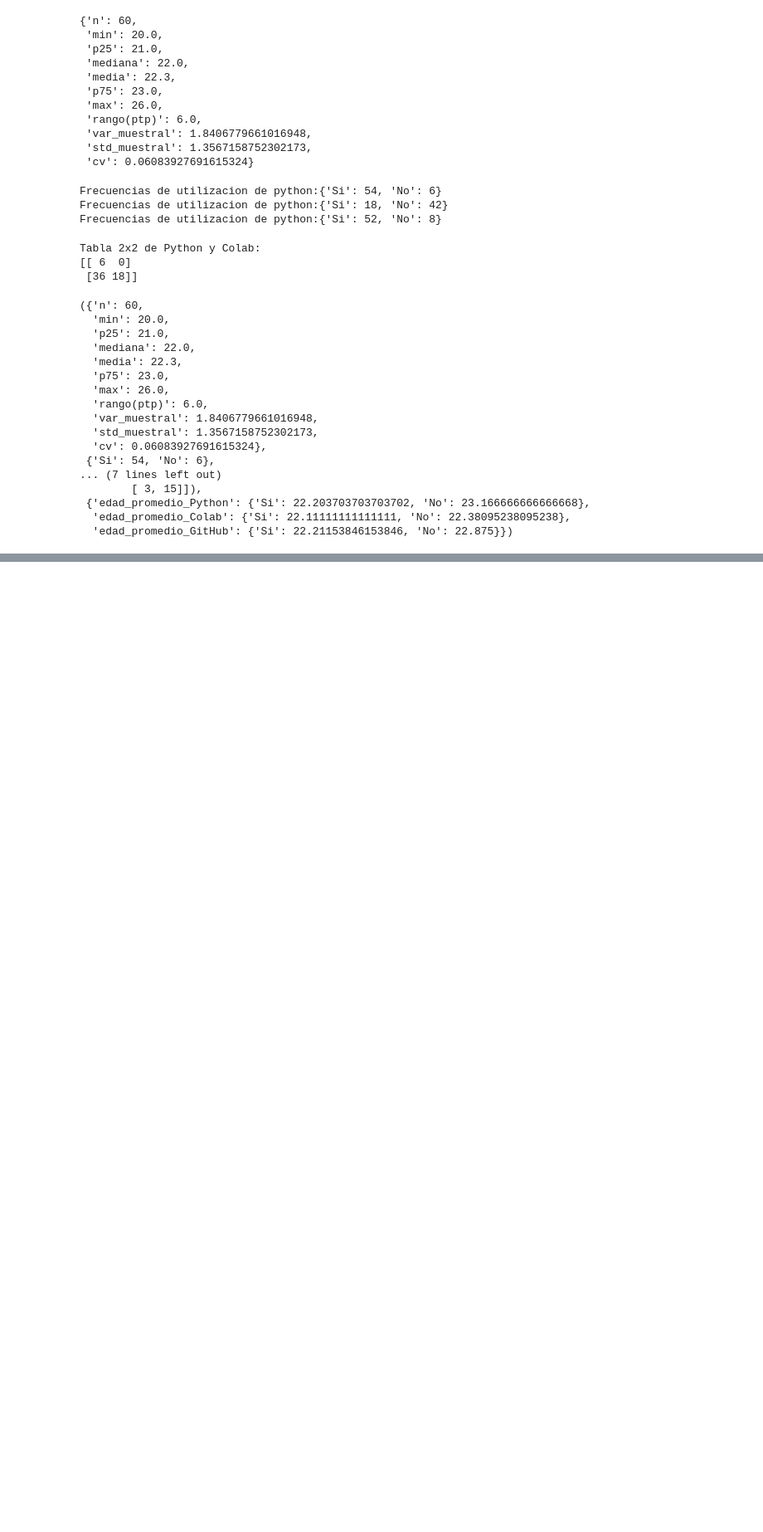
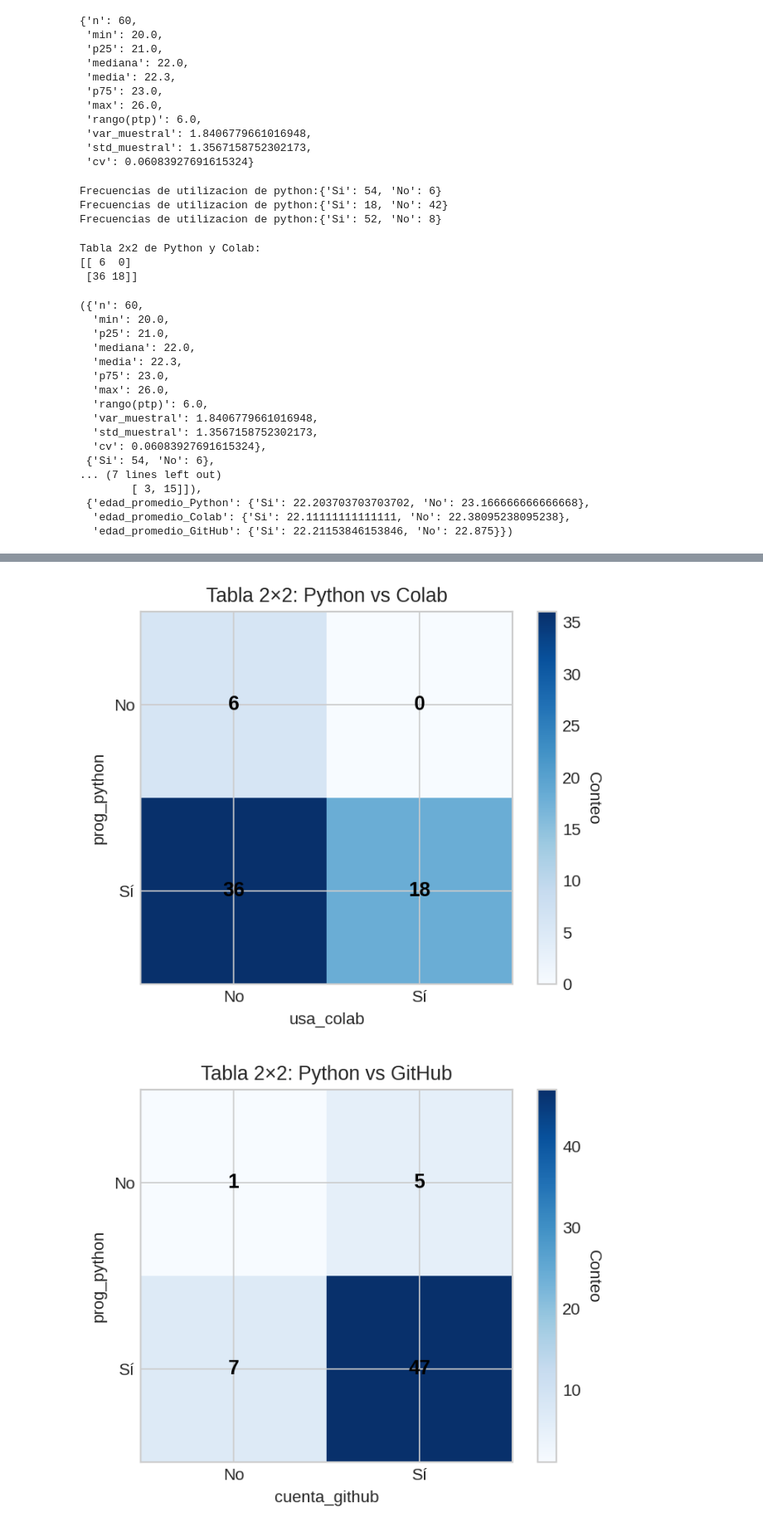
Before and after one commit to omaralonsoinfo/MineriaDeDatos, a Jupyter notebook: Mineria_de_Datos.ipynb, the cells around one changed output, grey strips where cells are left out. Shown at 83% size. Cells and saved outputs as stored; diff of their text form; code cells hidden in the pictures; blank space fills up the shorter version.

```diff
--- a/Mineria_de_Datos.ipynb
+++ b/Mineria_de_Datos.ipynb
@@ -468,0 +553,36 @@ summary_age, freq_python, freq_colab, freq_gh, tab_py_colab, tab_py_gh, tab_cola
+# %%
+pairs = [
+    ('prog_python','usa_colab','Python vs Colab'),
+    ('prog_python','cuenta_github','Python vs GitHub'),
+    ('usa_colab','cuenta_github','Colab vs GitHub')
+]
+
+for idx, (a,b,titulo) in enumerate(pairs, start=1):
+    a_bool = df[a].to_numpy(dtype=bool)
+    b_bool = df[b].to_numpy(dtype=bool)
+    t = np.zeros((2,2), dtype=int)
+    t[1,1] = np.count_nonzero(a_bool & b_bool)
+    t[1,0] = np.count_nonzero(a_bool & ~b_bool)
+    t[0,1] = np.count_nonzero(~a_bool & b_bool)
+    t[0,0] = np.count_nonzero(~a_bool & ~b_bool)
+
+    fig, ax = plt.subplots(figsize=(5,4))
+    im = ax.imshow(t, cmap='Blues')
+    ax.set_title(f'Tabla 2×2: {titulo}')
+    ax.set_xticks([0,1]); ax.set_xticklabels(['No','Sí'])
+    ax.set_yticks([0,1]); ax.set_yticklabels(['No','Sí'])
+    ax.set_xlabel(b); ax.set_ylabel(a)
+
+    for i in range(2):
+        for j in range(2):
+            ax.text(j, i, t[i,j], ha='center', va='center',
+                    color='black', fontsize=12, fontweight='bold')
+
+    cbar = fig.colorbar(im, ax=ax)
+    cbar.ax.set_ylabel('Conteo', rotation=270, labelpad=12)
+    plt.tight_layout()
+    plt.show()
+    fig.savefig(f'04_heatmap_{idx}.png', dpi=180)
+# %% [output]
+[figure, added]
+[figure, added]
```
Also changed, not shown: parts of 8 cells of this notebook.
